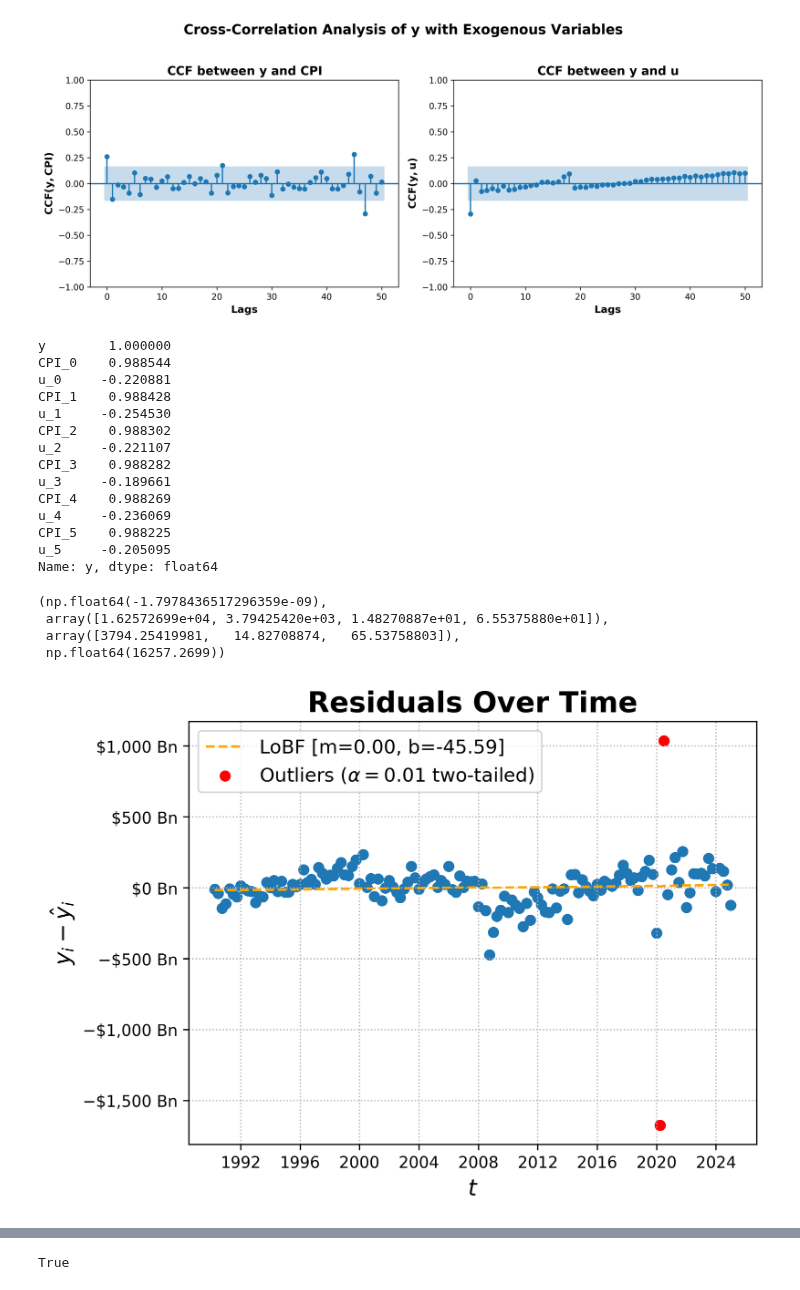
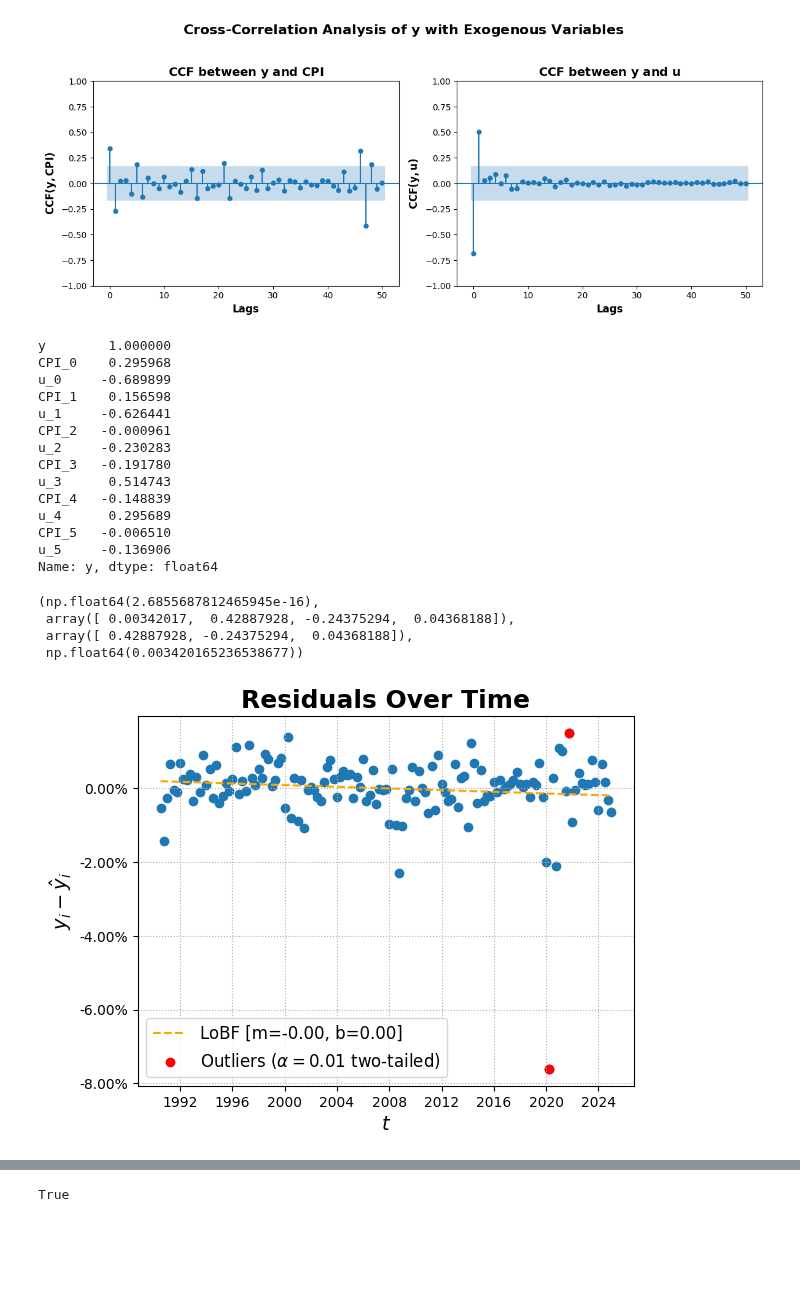
Before and after one commit to GongJr0/Econometrics2025-Project, a Jupyter notebook: main.ipynb, the cells around one changed output, grey strips where cells are left out. Drawn from its saved outputs; the diff is of its cells as text; code cells hidden in the pictures; blank space fills up the shorter version.

```diff
--- a/main.ipynb
+++ b/main.ipynb
@@ -9,7 +9,7 @@ import matplotlib.pyplot as plt
 import matplotlib.ticker as ticker
 import matplotlib as mpl
 
-mpl.rcParams['figure.dpi'] = 300
+# mpl.rcParams['figure.dpi'] = 300
 
 import seaborn as sns
 
@@ -21,15 +21,22 @@ def bn_dollar_fmt(x, pos):
     # sign as string
     sign = "" if np.sign(x) >= 0 else "−"
     return f"{sign}${abs(x):,.0f} Bn"
+
+def pct_fmt(x, pos):
+    return f"{x:.2%}"
 # %%
 s = StandardScaler()
 rgdp = pd.read_csv('./data/fred/GDPC1.csv', low_memory=False, encoding='utf-8')
-tcu = pd.read_csv('./data/fred/CPIAUCSL.csv', low_memory=False, encoding='utf-8')
+cpi = pd.read_csv('./data/fred/CPIAUCSL.csv', low_memory=False, encoding='utf-8')
 unrate = pd.read_csv('./data/fred/UNRATE.csv', low_memory=False, encoding='utf-8')
 
-set = [rgdp, tcu, unrate]
+set = [rgdp, cpi, unrate]
 for df in set:
     df.set_index("observation_date", inplace=True)
+
+rgdp = rgdp.pct_change().dropna()
+cpi = cpi.pct_change().dropna()
+unrate = unrate.pct_change().dropna()
 # %%
 fig, ax = plt.subplots(1, 2, figsize=(12, 5))
 
@@ -51,6 +58,6 @@ plt.show()
 # %%
 target = pd.Series(rgdp['GDPC1'])
-X = pd.concat([rgdp, tcu.loc[rgdp.index], unrate.loc[rgdp.index]], axis=1)
+X = pd.concat([rgdp, cpi.loc[rgdp.index], unrate.loc[rgdp.index]], axis=1)
 X = X.shift(1).dropna(how='any')
 cols = X.columns.tolist()
 X.columns = [col + "_1" for col in cols]
@@ -63,5 +70,6 @@ assert X.notna().all().all() == target.notna().all().all() == True, len(X) == le
 sns.heatmap(X.corr(), annot=True, cmap='coolwarm')
 
 y = target.values
-X = s.fit_transform(X.values)
+# X = s.fit_transform(X.values)
+X = X.values
 # %% [output]
@@ -109,69 +117,67 @@ plt.tight_layout(rect=[0, 0, 1, 0.95])
 # plt.savefig('./paper/fig/ccf.png', dpi=300)
 plt.show()
 # %% [output]
-[figure, old version]
+[figure, new version]
 # %%
 # Lagged Exog correlations
-corr_df = pd.concat([target, tcu, unrate], axis=1)
+corr_df = pd.concat([target, cpi, unrate], axis=1)
 corr_df.columns = ['y', 'CPI_0', 'u_0']
 for lag in range(1, 6):
-    corr_df[f'CPI_{lag}'] = tcu.shift(lag)
+    corr_df[f'CPI_{lag}'] = cpi.shift(lag)
     corr_df[f'u_{lag}'] = unrate.shift(lag)
 corr_df.dropna(inplace=True)
 corr_df.corr()['y']
 # %% [output]
 y        1.000000
-CPI_0    0.988544
-u_0     -0.220881
-CPI_1    0.988428
-u_1     -0.254530
-CPI_2    0.988302
-u_2     -0.221107
-CPI_3    0.988282
-u_3     -0.189661
-CPI_4    0.988269
-u_4     -0.236069
-CPI_5    0.988225
-u_5     -0.205095
+CPI_0    0.295968
+u_0     -0.689899
+CPI_1    0.156598
+u_1     -0.626441
+CPI_2   -0.000961
+u_2     -0.230283
+CPI_3   -0.191780
+u_3      0.514743
+CPI_4   -0.148839
+u_4      0.295689
+CPI_5   -0.006510
+u_5     -0.136906
 Name: y, dtype: float64
 # %%
-X_fit = X
-y_fit = y
-
-ols = OLS(X_fit, y_fit)
+ols = OLS(X, y)
 fit = ols.fit(diagnosis_trend="n")
 fit.XT_e, fit.beta, fit.coefs, fit.intercept
 # %% [output]
-(np.float64(-1.7978436517296359e-09),
- array([1.62572699e+04, 3.79425420e+03, 1.48270887e+01, 6.55375880e+01]),
- array([3794.25419981,   14.82708874,   65.53758803]),
- np.float64(16257.2699))
+(np.float64(2.6855687812465945e-16),
+ array([ 0.00342017,  0.42887928, -0.24375294,  0.04368188]),
+ array([ 0.42887928, -0.24375294,  0.04368188]),
+ np.float64(0.003420165236538677))
 # %%
 n = len(fit.resid)
-m, b = np.polyfit(y_fit, fit.resid, 1)
+x = np.arange(n)
+m, b = np.polyfit(x, fit.resid, 1)
 
-line = m * y_fit + b
+line = m * x + b
 
 outliers = np.where((fit.resid < np.quantile(fit.resid, 0.005)) | (fit.resid > np.quantile(fit.resid, 0.995)))[0]
 
 plt.scatter(pd.DatetimeIndex(time_idx), fit.resid)
 plt.plot(pd.DatetimeIndex(time_idx), line, label=f"LoBF [{m=:.2f}, {b=:.2f}]", linestyle="--", color="orange")
 plt.scatter(pd.DatetimeIndex(time_idx)[outliers], fit.resid[outliers], color='red', label=r'Outliers ($\alpha=0.01$ two-tailed)')
 
 
 plt.title(r"Residuals Over Time", fontsize=18, weight='bold')
 plt.xlabel(r"$t$", fontsize=14)
 plt.ylabel(r"$y_i - \hat{y}_i$", fontsize=14)
 
 ax = plt.gca()
-ax.yaxis.set_major_formatter(ticker.FuncFormatter(bn_dollar_fmt))
+ax.yaxis.set_major_formatter(ticker.FuncFormatter(pct_fmt))
 
 plt.grid(alpha=1, linestyle=":")
 plt.tick_params(axis="x", rotation=0, labelsize=10)
 plt.tick_params(axis="y", rotation=0, labelsize=10)
 
 plt.legend(fontsize=12)
 plt.show()
 # %% [output]
-[figure, old version]
+[figure, new version]
 # %%
```
Also changed, not shown: parts of 15 cells of this notebook, 2 other files.
